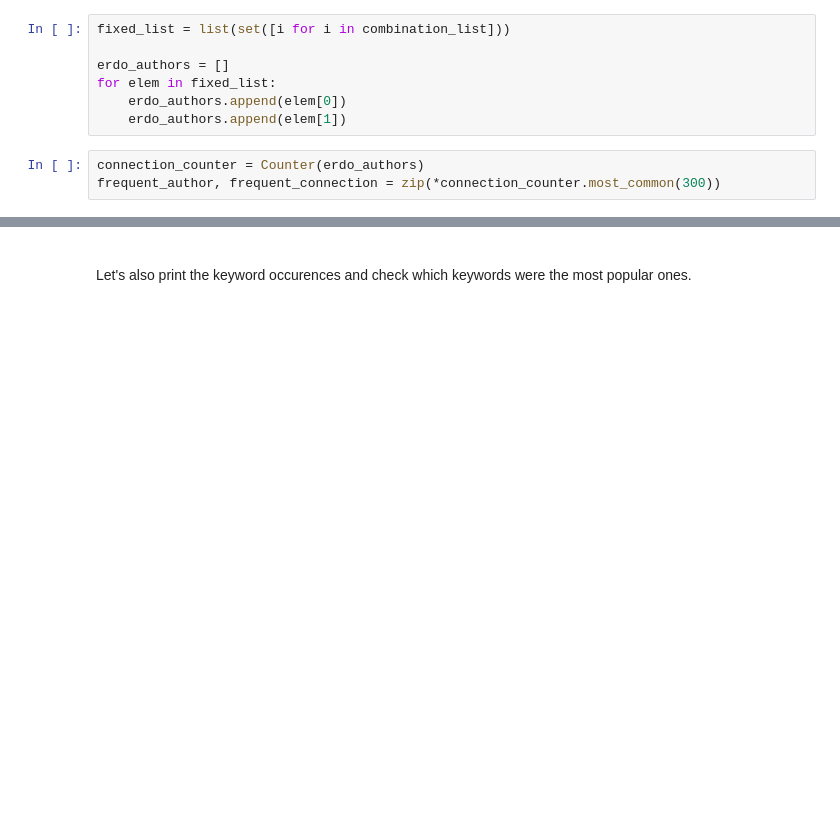
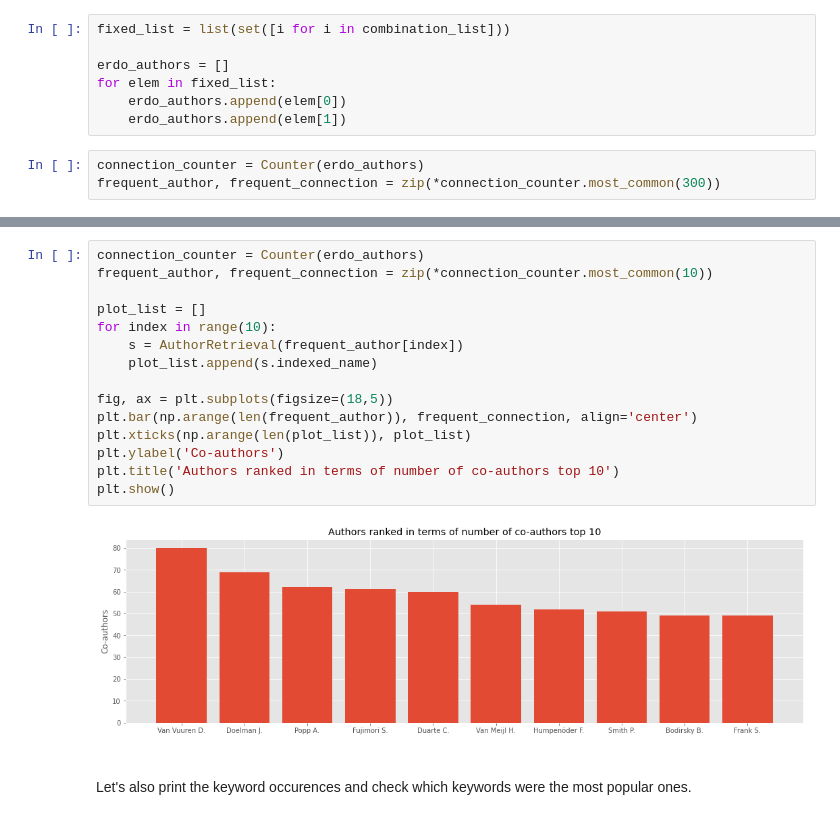
Before and after one commit to Dakcser/Citation-Network-Analysis, a Jupyter notebook: Citation-Network-Analysis.ipynb, the cells around one changed output, grey strips where cells are left out. Drawn from its saved outputs; the diff is of its cells as text; blank space fills up the shorter version.

```diff
--- a/Citation-Network-Analysis.ipynb
+++ b/Citation-Network-Analysis.ipynb
@@ -198,3 +212,20 @@ plt.show()
+# %%
+connection_counter = Counter(erdo_authors)
+frequent_author, frequent_connection = zip(*connection_counter.most_common(10))
+
+plot_list = []
+for index in range(10):
+    s = AuthorRetrieval(frequent_author[index])
+    plot_list.append(s.indexed_name)
+
+fig, ax = plt.subplots(figsize=(18,5))
+plt.bar(np.arange(len(frequent_author)), frequent_connection, align='center')
+plt.xticks(np.arange(len(plot_list)), plot_list)
+plt.ylabel('Co-authors')
+plt.title('Authors ranked in terms of number of co-authors top 10')
+plt.show()
+# %% [output]
+[figure, added]
 # %% [markdown]
 <br>Let's also print the keyword occurences and check which keywords were the most popular ones.<br>
 # %%
```
Also changed, not shown: parts of 31 cells of this notebook, 4 other files.
